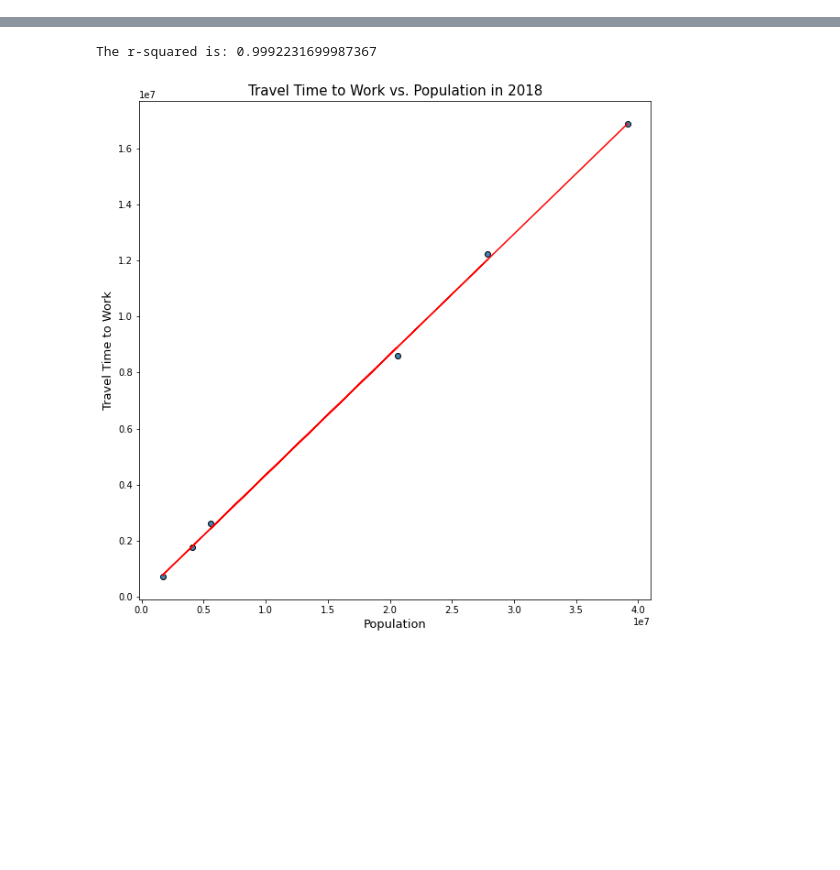
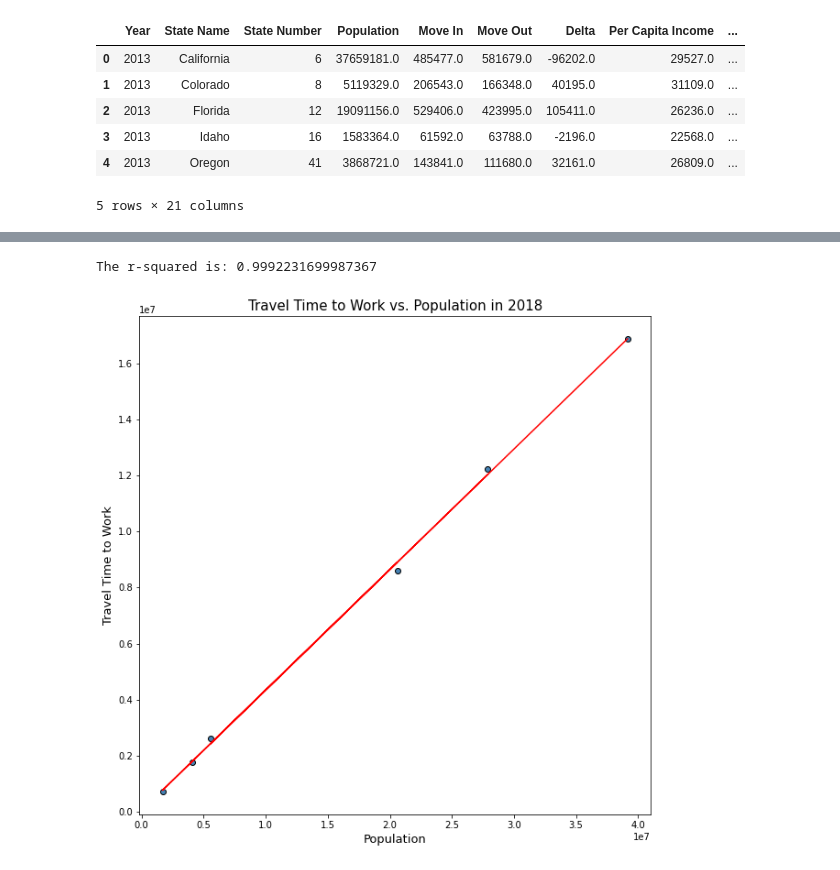
Before and after one commit to J3N1/UCI-Project-1-Team7, a Jupyter notebook: Project_team7.ipynb, the cells around one changed output, grey strips where cells are left out. Cells and saved outputs as stored; diff of their text form; code cells hidden in the pictures; blank space fills up the shorter version.

```diff
--- a/Project_team7.ipynb
+++ b/Project_team7.ipynb
@@ -10,4 +10,15 @@ import scipy.stats as st
 
 # Census Api Key
 from config import (api_key)
+# %%
+all_census_data= pd.read_csv("all_census_data.csv")
+all_census_data.head()
+# %% [output]
+|  | Year | State Name | State Number | Population | Move In | Move Out | Delta | Per Capita Income | ... |
+| 0 | 2013 | California | 6 | 37659181.0 | 485477.0 | 581679.0 | -96202.0 | 29527.0 | ... |
+| 1 | 2013 | Colorado | 8 | 5119329.0 | 206543.0 | 166348.0 | 40195.0 | 31109.0 | ... |
+| 2 | 2013 | Florida | 12 | 19091156.0 | 529406.0 | 423995.0 | 105411.0 | 26236.0 | ... |
+| 3 | 2013 | Idaho | 16 | 1583364.0 | 61592.0 | 63788.0 | -2196.0 | 22568.0 | ... |
+| 4 | 2013 | Oregon | 41 | 3868721.0 | 143841.0 | 111680.0 | 32161.0 | 26809.0 | ... |
+5 rows × 21 columns
 # %%
```
Also changed, not shown: parts of 8 cells of this notebook.
